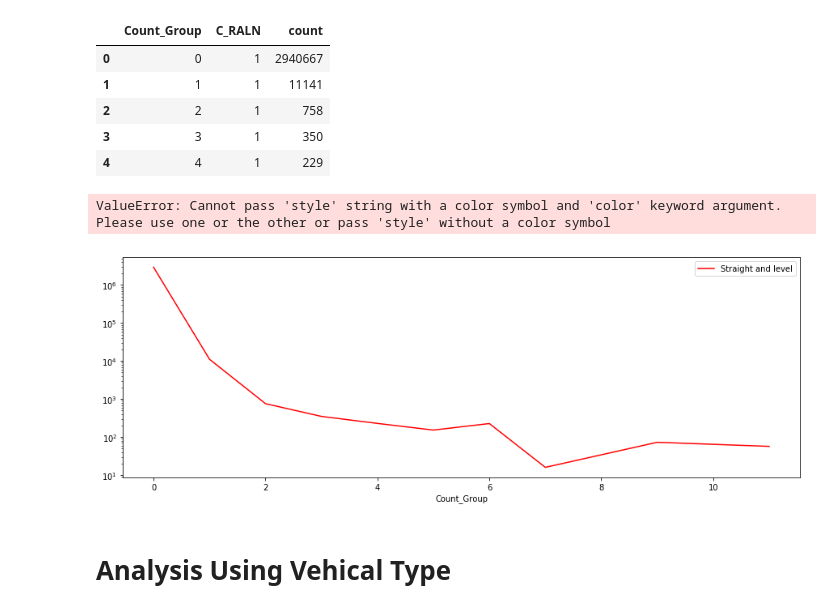
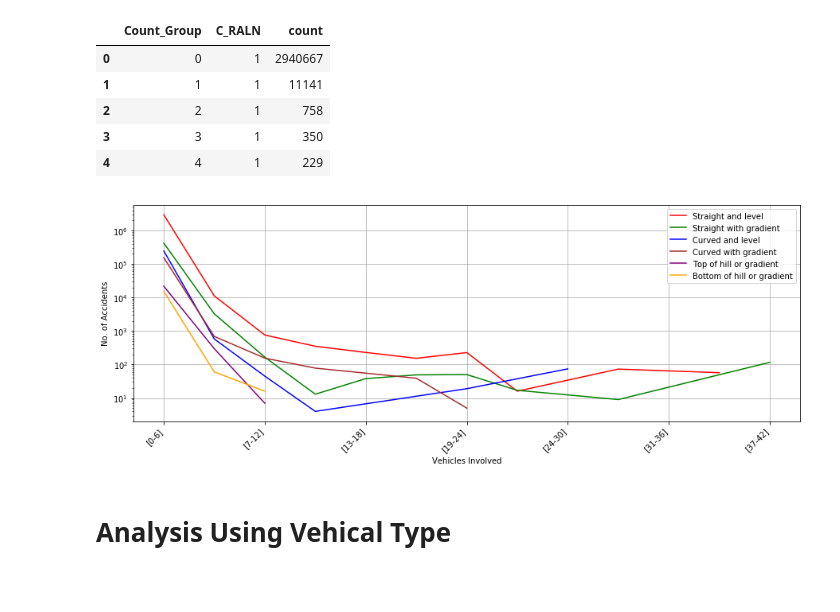
Before and after one commit to SinghGursimran/Analysis-of-Car-Accidents-in-Canada-using-PySpark, a Jupyter notebook: Analysis.ipynb, the cells around one changed output. Saved outputs shown, nothing was run; the diff lists cells and outputs as text; code cells hidden in the pictures; blank space fills up the shorter version.

```diff
--- a/Analysis.ipynb
+++ b/Analysis.ipynb
@@ -613,20 +613,19 @@ collisions_rd_cv_1_pd.head(5)
 # %%
 year_group_arr = ["Start","[0-6]","[7-12]","[13-18]","[19-24]","[24-30]","[31-36]","[37-42]"]
 
 plot_collisions_rd_cv_1_pd = collisions_rd_cv_1_pd.plot(logy=True, figsize=(15,5) , label = "Straight and level", x="Count_Group",y="count",color='red')
-plot_collisions_rd_cv_2_pd = collisions_rd_cv_2_pd.plot(ax = plot_collisions_rd_cv_1_pd, style = 'o--', label = "Straight with gradient", figsize=(15,5),x="Count_Group",y="count",color='green')
+plot_collisions_rd_cv_2_pd = collisions_rd_cv_2_pd.plot(ax = plot_collisions_rd_cv_1_pd, label = "Straight with gradient", figsize=(15,5),x="Count_Group",y="count",color='green')
 plot_collisions_rd_cv_3_pd = collisions_rd_cv_3_pd.plot(ax = plot_collisions_rd_cv_1_pd, label = "Curved and level", figsize=(15,5),x="Count_Group",y="count",color='blue')
 plot_collisions_rd_cv_4_pd = collisions_rd_cv_4_pd.plot(ax = plot_collisions_rd_cv_1_pd, label = "Curved with gradient", figsize=(15,5),x="Count_Group",y="count",color='brown')
 plot_collisions_rd_cv_5_pd = collisions_rd_cv_5_pd.plot(ax = plot_collisions_rd_cv_1_pd, label = "Top of hill or gradient", figsize=(15,5),x="Count_Group",y="count",color='purple')
 plot_collisions_rd_cv_6_pd = collisions_rd_cv_6_pd.plot(ax = plot_collisions_rd_cv_1_pd, label = "Bottom of hill or gradient", figsize=(15,5),x="Count_Group",y="count",color='orange')
 
 plot_collisions_rd_cv_1_pd.set_xticklabels(year_group_arr,ha='right',rotation=45)
 plot_collisions_rd_cv_1_pd.set_xlabel('Vehicles Involved')
 plot_collisions_rd_cv_1_pd.set_ylabel('No. of Accidents')
 plot_collisions_rd_cv_1_pd.grid(axis='both')
 # %% [output]
-ValueError: Cannot pass 'style' string with a color symbol and 'color' keyword argument. Please use one or the other or pass 'style' without a color symbol
-[figure, old version]
+[figure, new version]
 # %% [markdown]
 # Analysis Using Vehical Type
 # %% [markdown]
```
